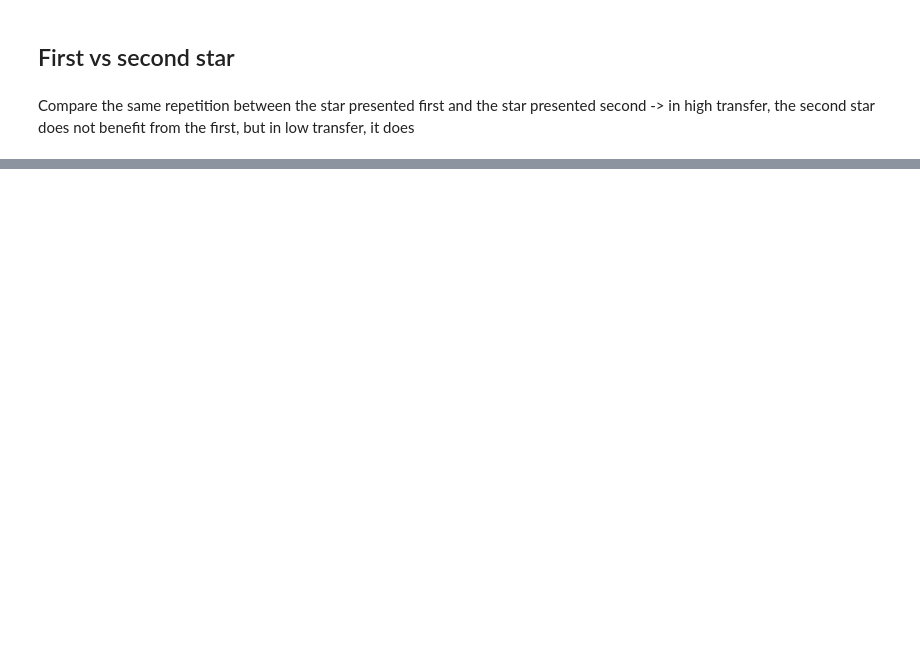
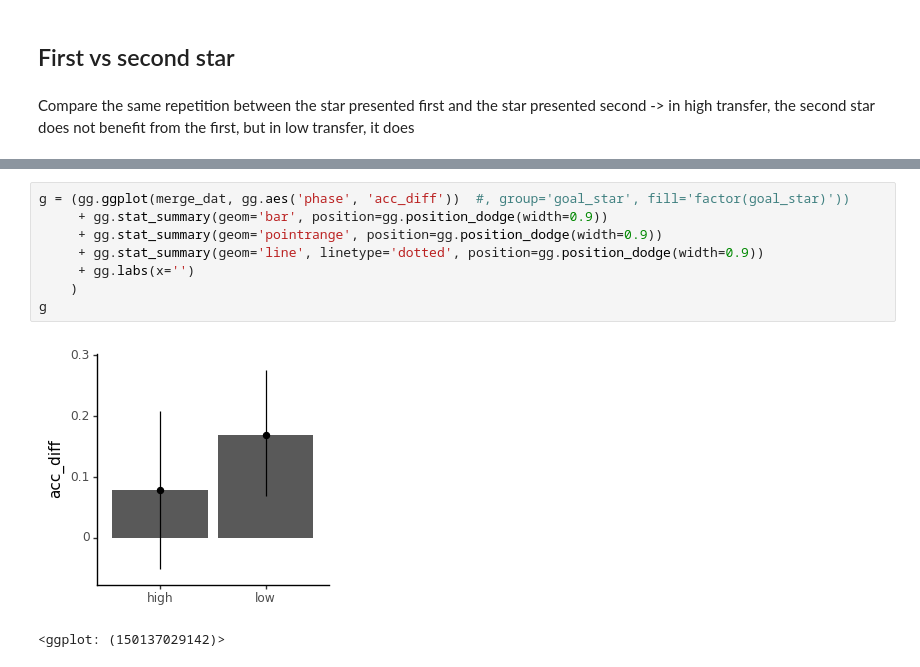
Before and after one commit to MariaEckstein/CHaRLy, a Jupyter notebook: CHaRLy_AmyData2-1.03LearningVsTransfer.ipynb, the cells around one changed output, grey strips where cells are left out. Saved outputs shown, nothing was run; the diff lists cells and outputs as text; blank space fills up the shorter version.

```diff
--- a/CHaRLy_AmyData2-1.03LearningVsTransfer.ipynb
+++ b/CHaRLy_AmyData2-1.03LearningVsTransfer.ipynb
@@ -412,0 +471,11 @@ g
+# %%
+g = (gg.ggplot(merge_dat, gg.aes('phase', 'acc_diff'))  #, group='goal_star', fill='factor(goal_star)'))
+     + gg.stat_summary(geom='bar', position=gg.position_dodge(width=0.9))
+     + gg.stat_summary(geom='pointrange', position=gg.position_dodge(width=0.9))
+     + gg.stat_summary(geom='line', linetype='dotted', position=gg.position_dodge(width=0.9))
+     + gg.labs(x='')
+    )
+g
+# %% [output]
+[figure, added]
+<ggplot: (150137029142)>
```
Also changed, not shown: parts of 28 cells of this notebook, 7 other files.
